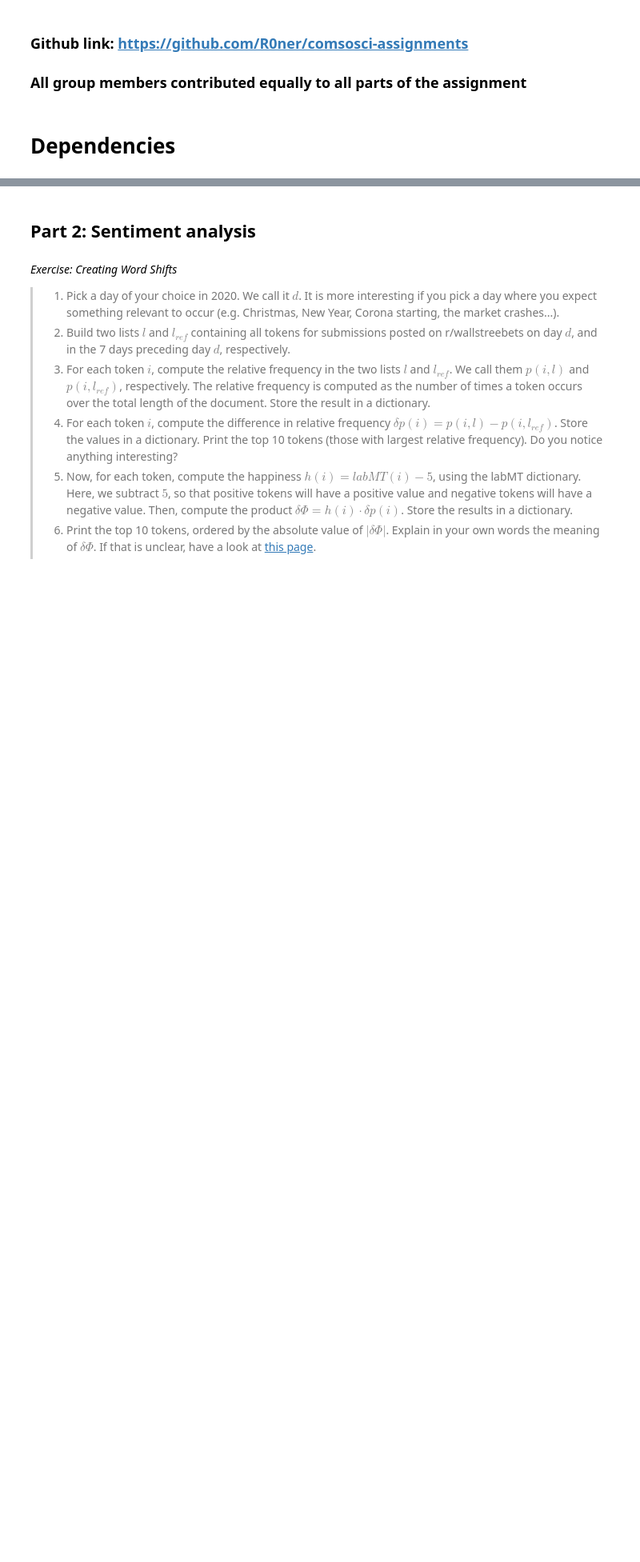
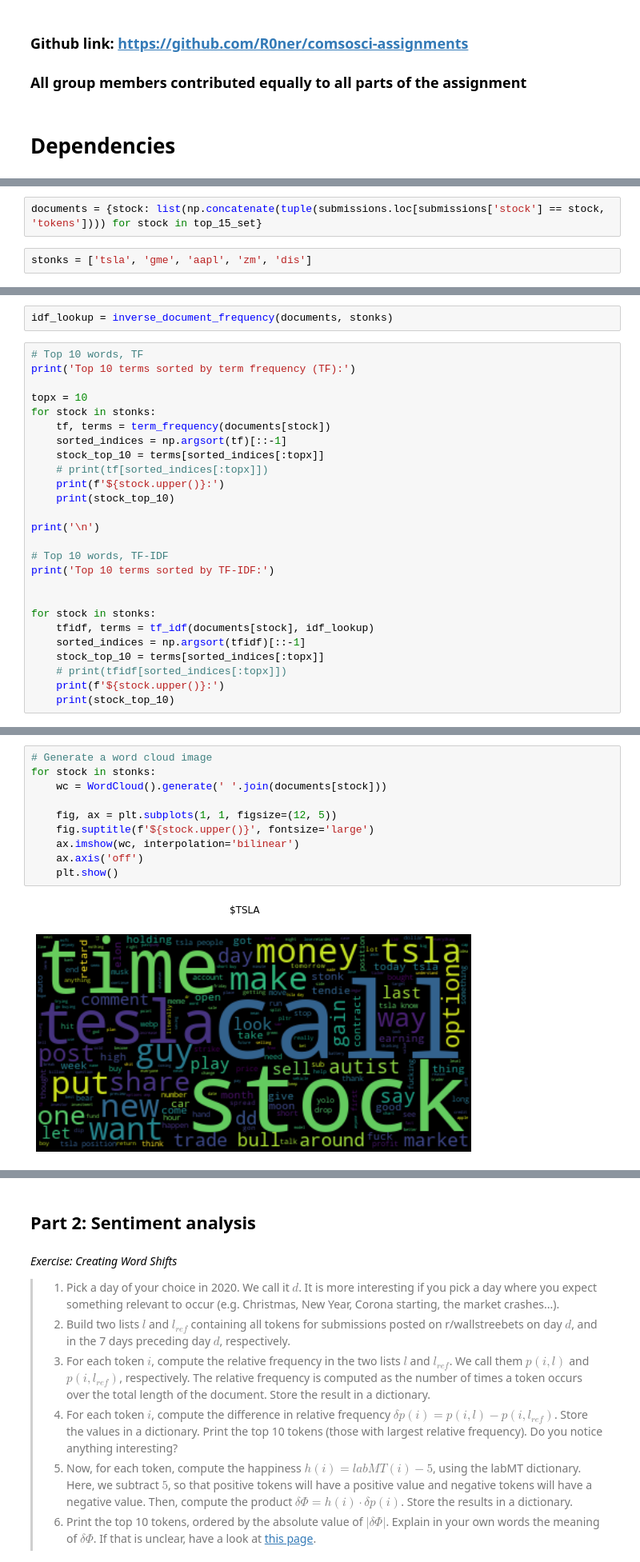
Before and after one commit to R0ner/comsosci-assignments, a Jupyter notebook: Assignment2.ipynb, the cells around one changed output, grey strips where cells are left out. Shown at 80% size. Drawn from its saved outputs; the diff is of its cells as text; blank space fills up the shorter version.

```diff
--- a/Assignment2.ipynb
+++ b/Assignment2.ipynb
@@ -42,0 +131,4 @@ _Exercise_
+# %%
+documents = {stock: list(np.concatenate(tuple(submissions.loc[submissions['stock'] == stock, 'tokens']))) for stock in top_15_set}
+# %%
+stonks = ['tsla', 'gme', 'aapl', 'zm', 'dis']
@@ -42,0 +201,28 @@ _Exercise_
+# %%
+idf_lookup = inverse_document_frequency(documents, stonks)
+# %%
+# Top 10 words, TF
+print('Top 10 terms sorted by term frequency (TF):')
+
+topx = 10
+for stock in stonks:
+    tf, terms = term_frequency(documents[stock])
+    sorted_indices = np.argsort(tf)[::-1]
+    stock_top_10 = terms[sorted_indices[:topx]]
+    # print(tf[sorted_indices[:topx]])
+    print(f'${stock.upper()}:')
+    print(stock_top_10)
+
+print('\n')
+
+# Top 10 words, TF-IDF
+print('Top 10 terms sorted by TF-IDF:')
+
+
+for stock in stonks:
+    tfidf, terms = tf_idf(documents[stock], idf_lookup)
+    sorted_indices = np.argsort(tfidf)[::-1]
+    stock_top_10 = terms[sorted_indices[:topx]]
+    # print(tfidf[sorted_indices[:topx]])
+    print(f'${stock.upper()}:')
+    print(stock_top_10)
@@ -42,0 +247,12 @@ _Exercise_
+# %%
+# Generate a word cloud image
+for stock in stonks:
+    wc = WordCloud().generate(' '.join(documents[stock]))
+
+    fig, ax = plt.subplots(1, 1, figsize=(12, 5))
+    fig.suptitle(f'${stock.upper()}', fontsize='large')
+    ax.imshow(wc, interpolation='bilinear')
+    ax.axis('off')
+    plt.show()
+# %% [output]
+[figure, added]
```
Also changed, not shown: parts of 35 cells of this notebook, 2 other files.
